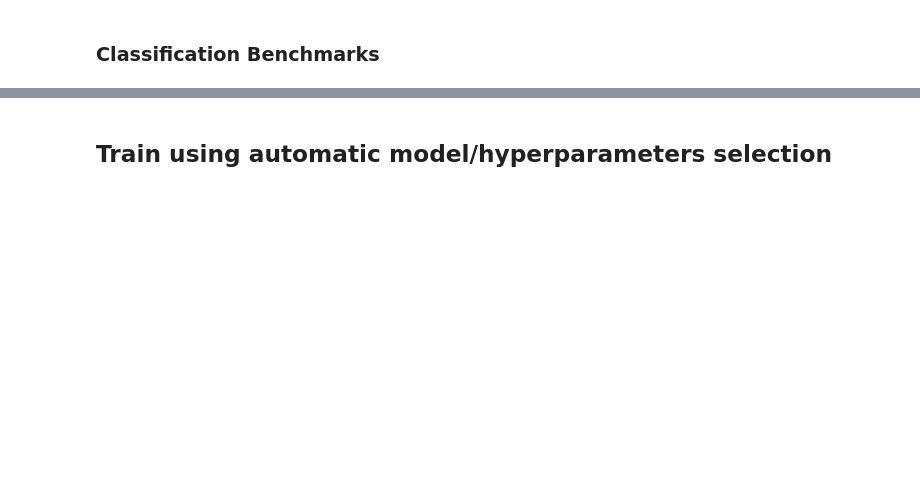
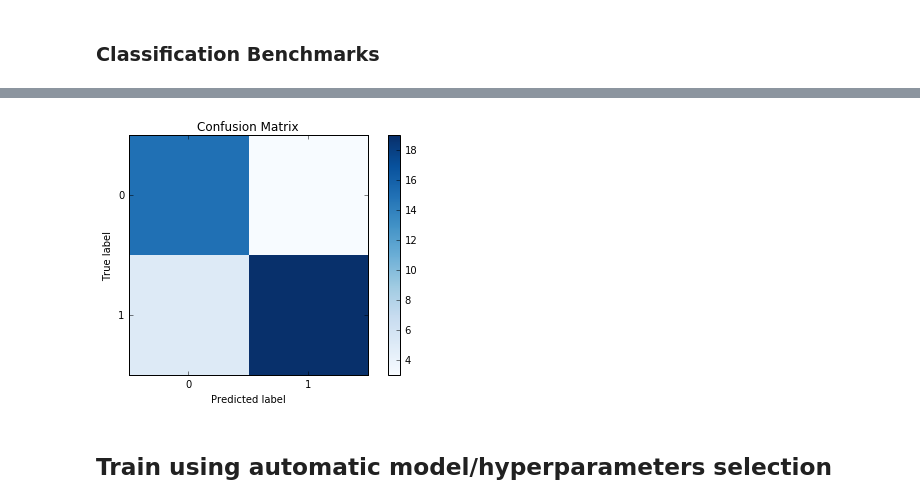
Before and after one commit to ns-ml/brainmet-classifier, a Jupyter notebook: pymachinelearning-partial_fit.ipynb, the cells around one changed output, grey strips where cells are left out. Drawn from its saved outputs; the diff is of its cells as text; code cells hidden in the pictures; blank space fills up the shorter version.

```diff
--- a/pymachinelearning-partial_fit.ipynb
+++ b/pymachinelearning-partial_fit.ipynb
@@ -156,0 +237,2 @@ print('Test Accuracy: %.3f' % clf.score(x_test, y_test))
+# %%
+clf = joblib.load('clf/logregression.pkl')
@@ -182,14 +242,0 @@ benchmark(clf, 'Log Regression CLF')
-# %%
-def plot_confusion_matrix(clf, title='Confusion Matrix', cmap=plt.cm.Blues):
-    pred = clf.predict(x_test)
-    cm = confusion_matrix(y_test, pred)
-
-    plt.imshow(cm, interpolation='nearest', cmap=cmap)
-    plt.title(title)
-    plt.colorbar()
-    tick_marks = np.arange(len(np.unique(y_test)))
-    plt.xticks(tick_marks, np.unique(pred))
-    plt.yticks(tick_marks, np.unique(y_test))
-    plt.tight_layout()
-    plt.ylabel('True label')
-    plt.xlabel('Predicted label')
@@ -198,5 +268,7 @@ plt.figure()
 # %%
-plot_confusion_matrix(clf)
+plot_confusion_matrix(clf, x_test, y_test)
+# %% [output]
+[figure, added]
 # %% [markdown]
 ## Train using automatic model/hyperparameters selection
 # %%
```
Also changed, not shown: parts of 38 cells of this notebook, 3 other files.
